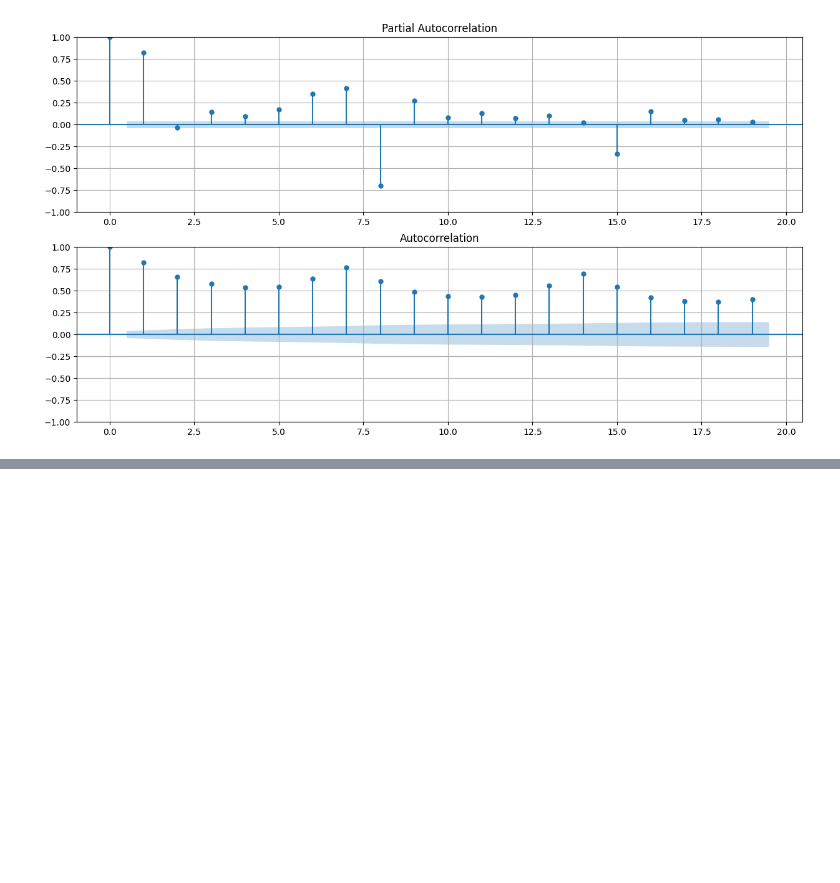
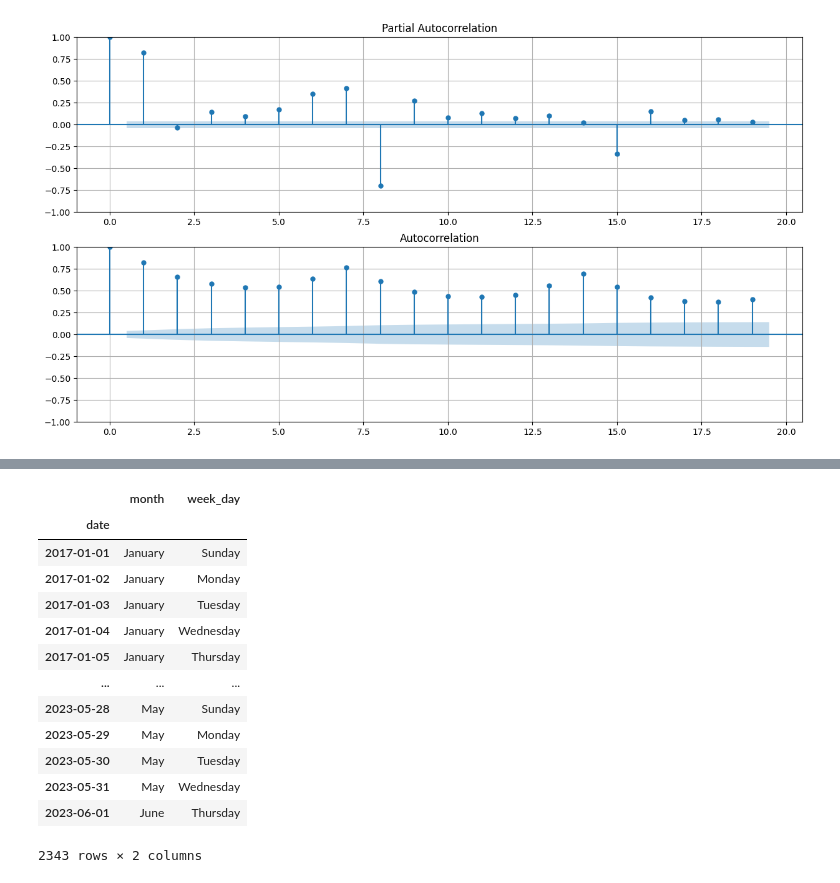
Before and after one commit to mustafaslanCoto/ARBB, a Jupyter notebook: trial.ipynb, the cells around one changed output, grey strips where cells are left out. Saved outputs shown, nothing was run; the diff lists cells and outputs as text; code cells hidden in the pictures; blank space fills up the shorter version.

```diff
--- a/trial.ipynb
+++ b/trial.ipynb
@@ -47,0 +65,17 @@ NameError: name 'my_cat' is not defined
+# %%
+train_d.iloc[:, 1:]
+# %% [output]
+|  | month | week_day |
+| date |  |  |
+| 2017-01-01 | January | Sunday |
+| 2017-01-02 | January | Monday |
+| 2017-01-03 | January | Tuesday |
+| 2017-01-04 | January | Wednesday |
+| 2017-01-05 | January | Thursday |
+| ... | ... | ... |
+| 2023-05-28 | May | Sunday |
+| 2023-05-29 | May | Monday |
+| 2023-05-30 | May | Tuesday |
+| 2023-05-31 | May | Wednesday |
+| 2023-06-01 | June | Thursday |
+2343 rows × 2 columns
```
Also changed, not shown: parts of 8 cells of this notebook, 6 other files.
